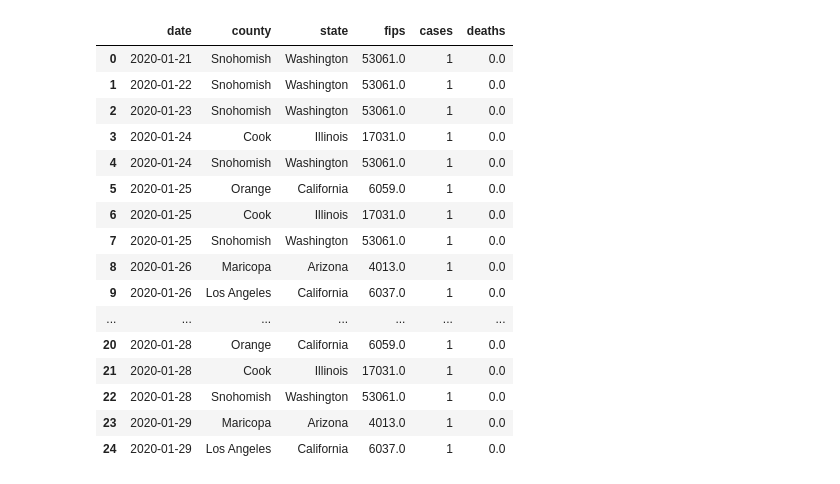
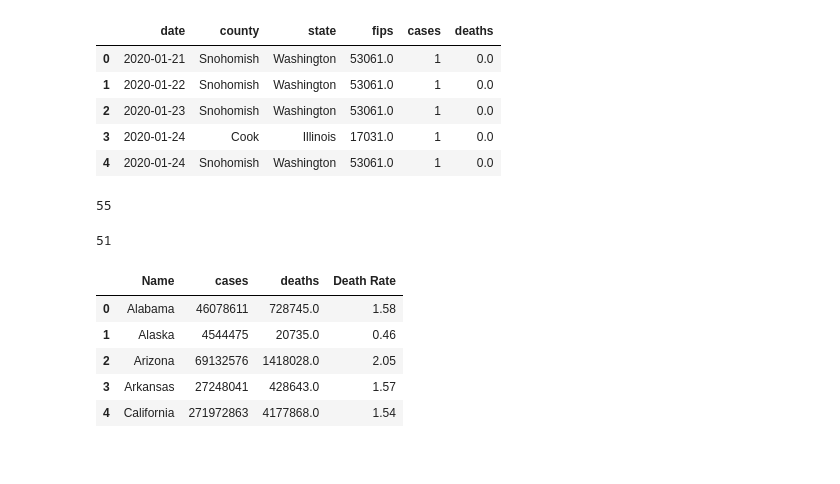
Before and after one commit to LaurenGT/COVID19_DeathRates, a Jupyter notebook: data_analysis/merging_data.ipynb, the cells around one changed output. Drawn from its saved outputs; the diff is of its cells as text; code cells hidden in the pictures.

Commit message:
merged ed and mortality dataframes

```diff
--- a/data_analysis/merging_data.ipynb
+++ b/data_analysis/merging_data.ipynb
@@ -21,21 +21,37 @@ ed_data.head()
 # %%
 mortality_data = pd.read_csv("../resources/us-counties.csv")
-mortality_data.head(25)
+mortality_data.head()
 # %% [output]
 |  | date | county | state | fips | cases | deaths |
 | 0 | 2020-01-21 | Snohomish | Washington | 53061.0 | 1 | 0.0 |
 | 1 | 2020-01-22 | Snohomish | Washington | 53061.0 | 1 | 0.0 |
 | 2 | 2020-01-23 | Snohomish | Washington | 53061.0 | 1 | 0.0 |
 | 3 | 2020-01-24 | Cook | Illinois | 17031.0 | 1 | 0.0 |
 | 4 | 2020-01-24 | Snohomish | Washington | 53061.0 | 1 | 0.0 |
-| 5 | 2020-01-25 | Orange | California | 6059.0 | 1 | 0.0 |
-| 6 | 2020-01-25 | Cook | Illinois | 17031.0 | 1 | 0.0 |
-| 7 | 2020-01-25 | Snohomish | Washington | 53061.0 | 1 | 0.0 |
-| 8 | 2020-01-26 | Maricopa | Arizona | 4013.0 | 1 | 0.0 |
-| 9 | 2020-01-26 | Los Angeles | California | 6037.0 | 1 | 0.0 |
-| ... | ... | ... | ... | ... | ... | ... |
-| 20 | 2020-01-28 | Orange | California | 6059.0 | 1 | 0.0 |
-| 21 | 2020-01-28 | Cook | Illinois | 17031.0 | 1 | 0.0 |
-| 22 | 2020-01-28 | Snohomish | Washington | 53061.0 | 1 | 0.0 |
-| 23 | 2020-01-29 | Maricopa | Arizona | 4013.0 | 1 | 0.0 |
-| 24 | 2020-01-29 | Los Angeles | California | 6037.0 | 1 | 0.0 |
+# %%
+unique_value = mortality_data["state"].nunique()
+unique_value
+# %% [output]
+55
+# %%
+ed_data["Name"].nunique()
+# %% [output]
+51
+# %%
+# groupby mortality_data on state name with sum on deaths
+
+grp_mortality = mortality_data.drop(columns=["fips", "date"])
+
+grp_mortality = grp_mortality.groupby(["state"]).sum().reset_index(["state"])
+grp_mortality = grp_mortality.rename(columns={"state": "Name"})
+
+#add death rate column death/cases
+grp_mortality["Death Rate"] = round((grp_mortality["deaths"].astype(int)/grp_mortality["cases"].astype(int))*100,2)
+grp_mortality.head()
+# %% [output]
+|  | Name | cases | deaths | Death Rate |
+| 0 | Alabama | 46078611 | 728745.0 | 1.58 |
+| 1 | Alaska | 4544475 | 20735.0 | 0.46 |
+| 2 | Arizona | 69132576 | 1418028.0 | 2.05 |
+| 3 | Arkansas | 27248041 | 428643.0 | 1.57 |
+| 4 | California | 271972863 | 4177868.0 | 1.54 |
```
Also changed, not shown: parts of 2 cells of this notebook, 1 other file.
